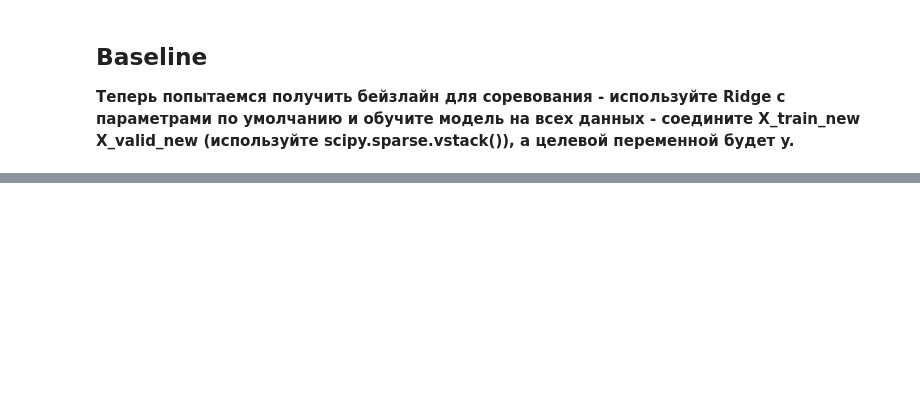
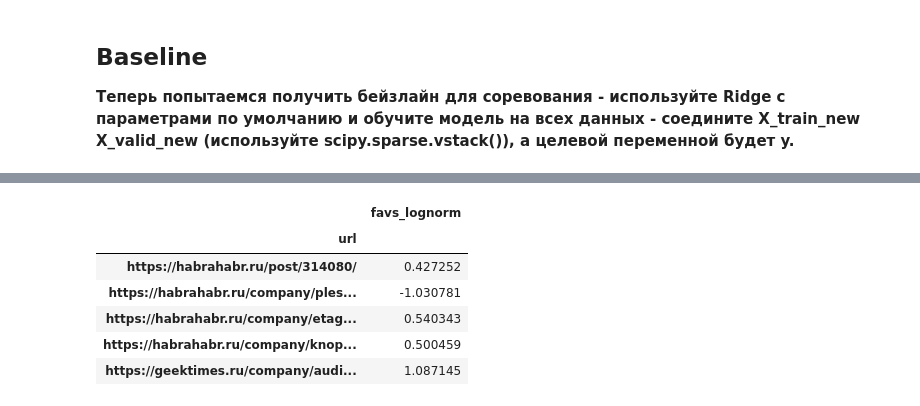
Before and after one commit to bogdanovdya/mlcourse.ai, a Jupyter notebook: jupyter_russian/assignments_demo/assignment04_habr_popularity_ridge.ipynb, the cells around one changed output, grey strips where cells are left out. Drawn from its saved outputs; the diff is of its cells as text; code cells hidden in the pictures; blank space fills up the shorter version.

```diff
--- a/jupyter_russian/assignments_demo/assignment04_habr_popularity_ridge.ipynb
+++ b/jupyter_russian/assignments_demo/assignment04_habr_popularity_ridge.ipynb
@@ -344,3 +483,15 @@ ridge_submission = sample_submission.copy()
 ridge_submission['favs_lognorm'] = test_preds
 # это будет бейзлайн "Простое решение"
 ridge_submission.to_csv('ridge_baseline.csv')
+# %%
+ridge_submission = pd.read_csv('ridge_baseline.csv', index_col='url')
+# %%
+ridge_submission.head()
+# %% [output]
+|  | favs_lognorm |
+| url |  |
+| https://habrahabr.ru/post/314080/ | 0.427252 |
+| https://habrahabr.ru/company/ples... | -1.030781 |
+| https://habrahabr.ru/company/etag... | 0.540343 |
+| https://habrahabr.ru/company/knop... | 0.500459 |
+| https://geektimes.ru/company/audi... | 1.087145 |
```
Also changed, not shown: parts of 31 cells of this notebook, 4 other files.
